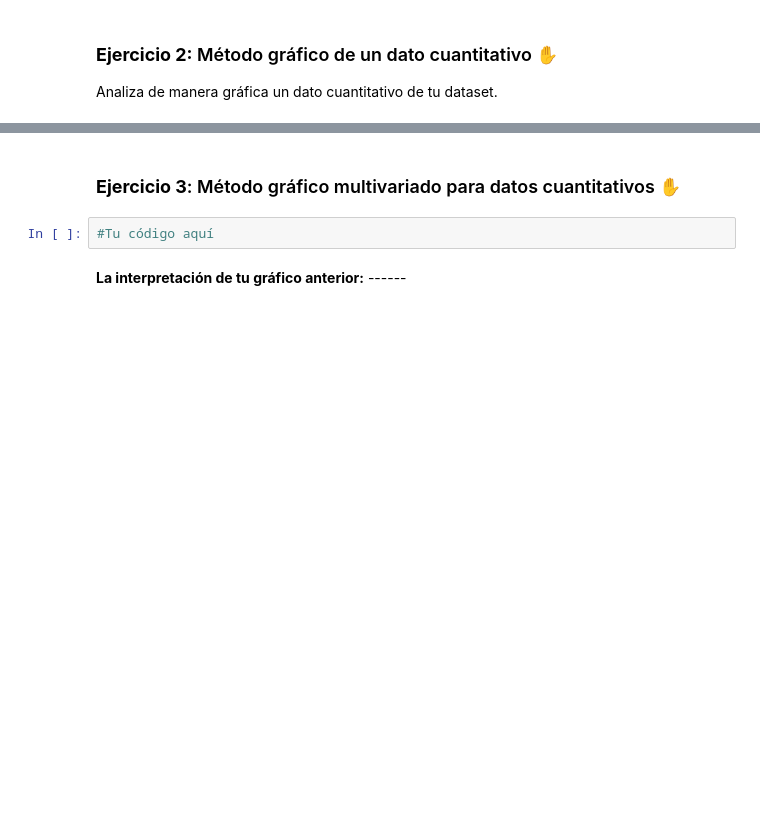
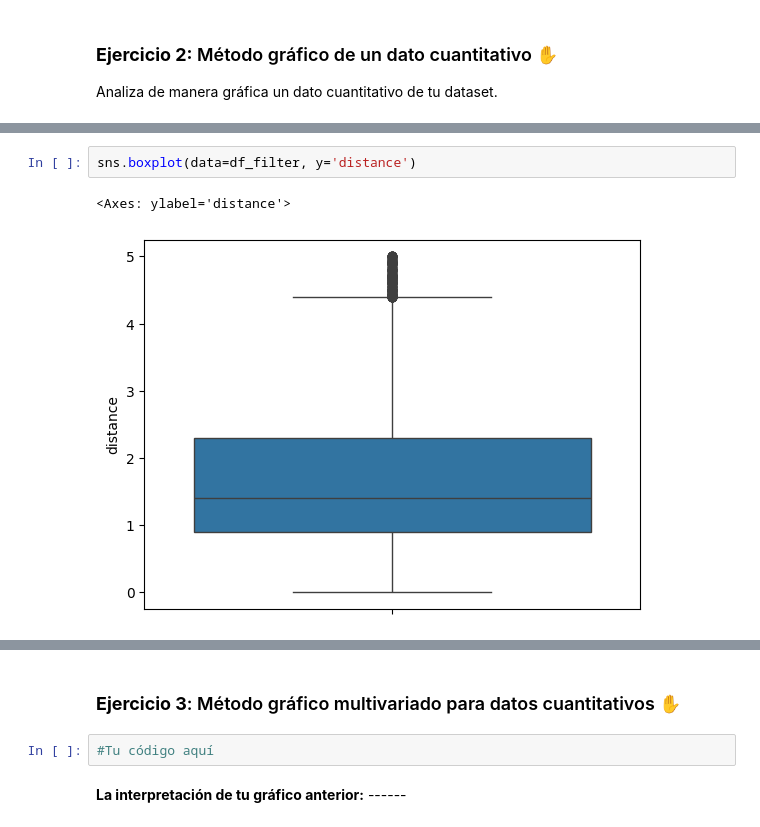
Before and after one commit to mpintoponce/python_utec, a Jupyter notebook: Modulo03:Visualizacion_de_Datos/Python_Tarea_2.ipynb, the cells around one changed output, grey strips where cells are left out. Cells and saved outputs as stored; diff of their text form; blank space fills up the shorter version.

```diff
--- a/Modulo03:Visualizacion_de_Datos/Python_Tarea_2.ipynb
+++ b/Modulo03:Visualizacion_de_Datos/Python_Tarea_2.ipynb
@@ -109,0 +147,5 @@ Analiza de manera gráfica un dato cuantitativo de tu dataset.
+# %%
+sns.boxplot(data=df_filter, y='distance')
+# %% [output]
+<Axes: ylabel='distance'>
+[figure, added]
```
Also changed, not shown: parts of 12 cells of this notebook.
